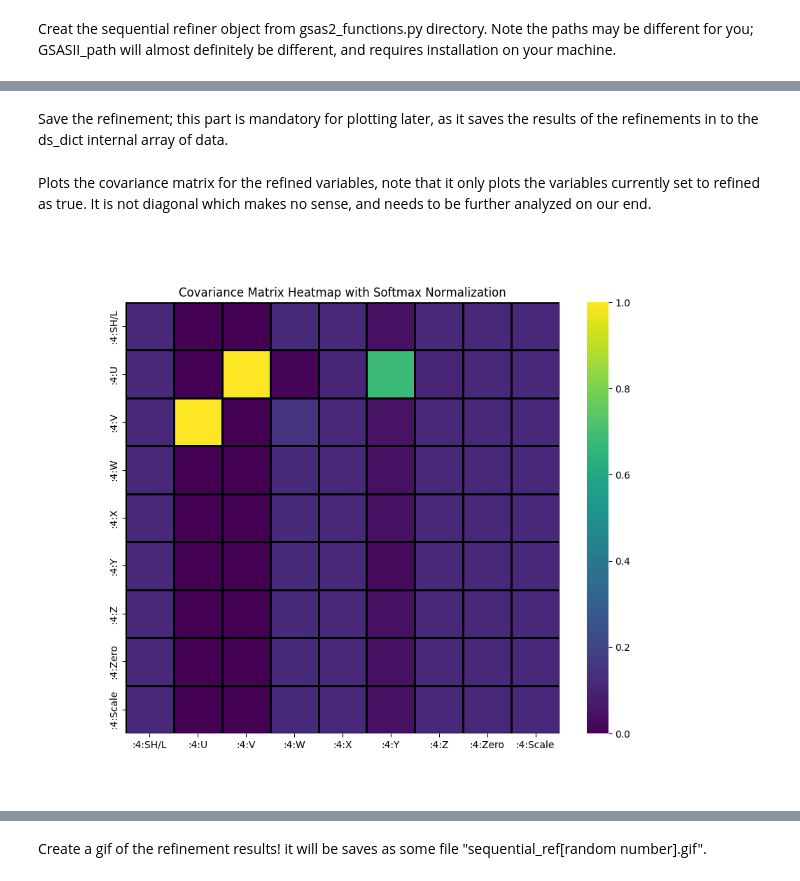
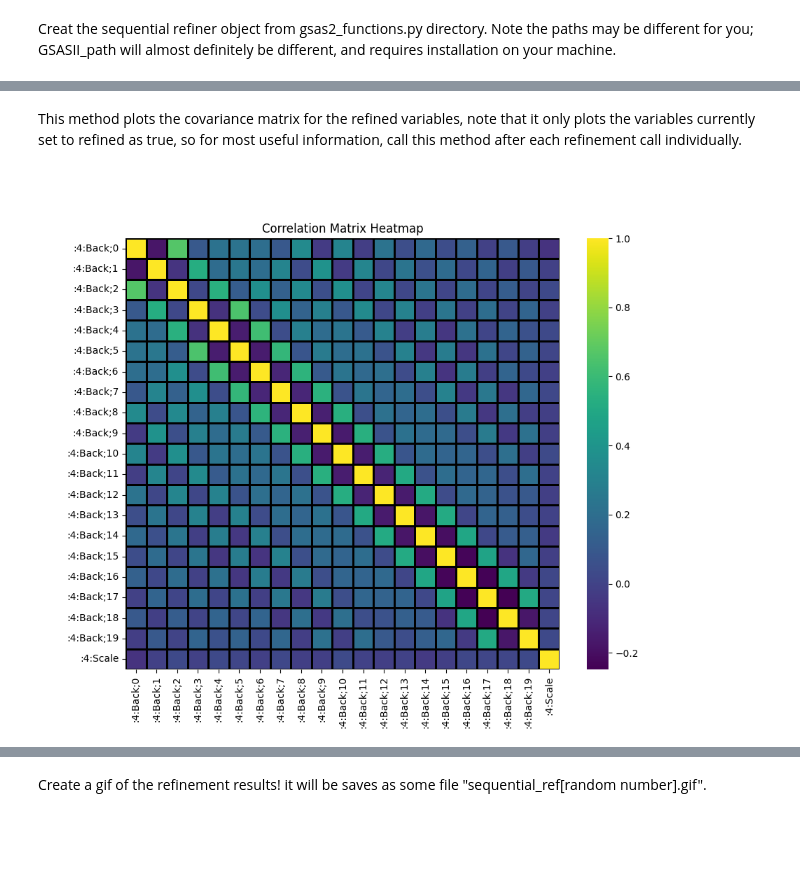
Before and after one commit to pmeshkov/pySULI, a Jupyter notebook: notebooks/007_xrd_refinement_with_gsas2_pysuli.ipynb, the cells around one changed output, grey strips where cells are left out. Cells and saved outputs as stored; diff of their text form; code cells hidden in the pictures; blank space fills up the shorter version.

Commit message:
Changed covariance matrix to correlation matrix

```diff
--- a/notebooks/007_xrd_refinement_with_gsas2_pysuli.ipynb
+++ b/notebooks/007_xrd_refinement_with_gsas2_pysuli.ipynb
@@ -26,4 +27,5 @@ nc_files_dir_path = 'example_data/seq_xrd_refinement_with_gsas2/nc_files'
 # %% [markdown]
 Setting the specific files to use; note that I am filtering out invalid files by ensuring the start of the file has "20240122" in it.
 # %%
-file_names = [(nc_files_dir_path + '/'+ file) for file in np.sort(os.listdir(nc_files_dir_path)) if file[0:8] == "20240122"]
+file_names = [('nc_files/' + file) for file in np.sort(os.listdir('nc_files')) if file[0:8] == "20240122"]
+print(file_names)
@@ -40,10 +36,10 @@ Creat the sequential refiner object from gsas2_functions.py directory. Note the
 # %%
 myrefiner = rf.seqRefiner(
     nc_paths = file_names,
-    phases = [{'cif_abs_path':'example_data/seq_xrd_refinement_with_gsas2/_cifs/CeO2.cif','phase_name':'CeO2','scale':1},],
+    phases = [{'cif_abs_path':'_cifs/CeO2.cif','phase_name':'CeO2','scale':1},],
     gsas2_scratch = None,
     q_range = (1,6),
-    instrument_parameters_file = 'example_data/seq_xrd_refinement_with_gsas2/instprm_and_bkg/gsas.instprm',
+    instrument_parameters_file = 'instprm_and_bkg/gsas.instprm',
     GSASII_path = '/opt/anaconda3/envs/GSASII/GSAS-II/GSASII',
     da_input_bkg = None,
     verbose = False
@@ -85,2 +70,0 @@ gpx file saved as /Users/petermeshkov/Repos/pySULI/notebooks/.gsas2_scratch/1721
-# %% [markdown]
-Save the refinement; this part is mandatory for plotting later, as it saves the results of the refinements in to the ds_dict internal array of data.
@@ -89,6 +71,6 @@ gpx, ds_dict = myrefiner.save_refinement()
 # %% [markdown]
-Plots the covariance matrix for the refined variables, note that it only plots the variables currently set to refined as true. It is not diagonal which makes no sense, and needs to be further analyzed on our end.
+This method plots the covariance matrix for the refined variables, note that it only plots the variables currently set to refined as true, so for most useful information, call this method after each refinement call individually.
 # %%
-myrefiner.plot_cov_matrix()
+myrefiner.plot_corr_matrix()
 # %% [output]
-[figure, old version]
+[figure, new version]
```
Also changed, not shown: parts of 16 cells of this notebook, 1 other file.
